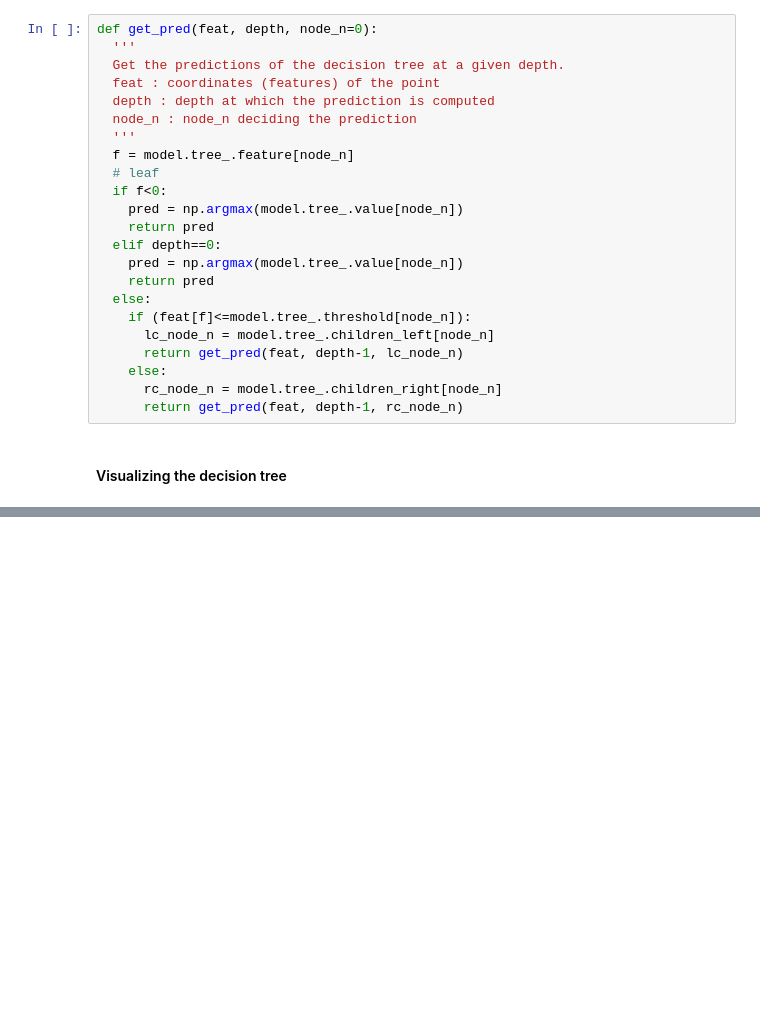
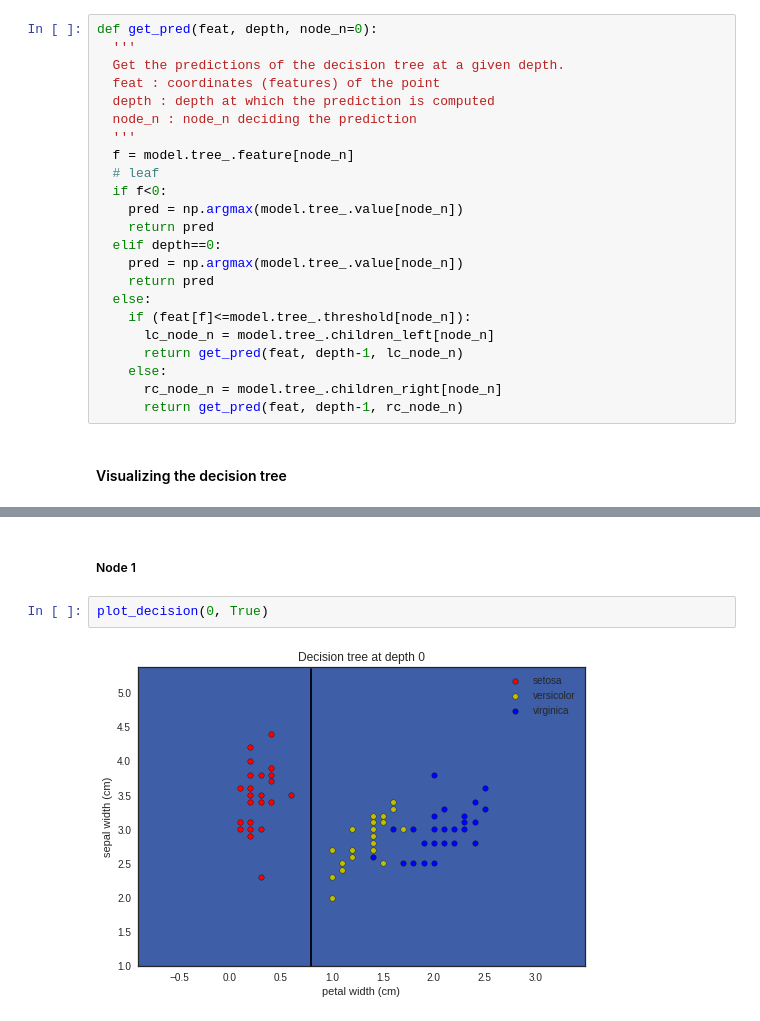
Before and after one commit to ValentinRicher/understanding-decision-trees, a Jupyter notebook: understanding_decision_trees.ipynb, the cells around one changed output, grey strips where cells are left out. Cells and saved outputs as stored; diff of their text form; blank space fills up the shorter version.

```diff
--- a/understanding_decision_trees.ipynb
+++ b/understanding_decision_trees.ipynb
@@ -289,0 +269,6 @@ Text(0.5, 1.0, 'Decision tree at depth 9')
+# %% [markdown]
+##### Node 1
+# %%
+plot_decision(0, True)
+# %% [output]
+[figure, added]
```
Also changed, not shown: parts of 10 cells of this notebook.
